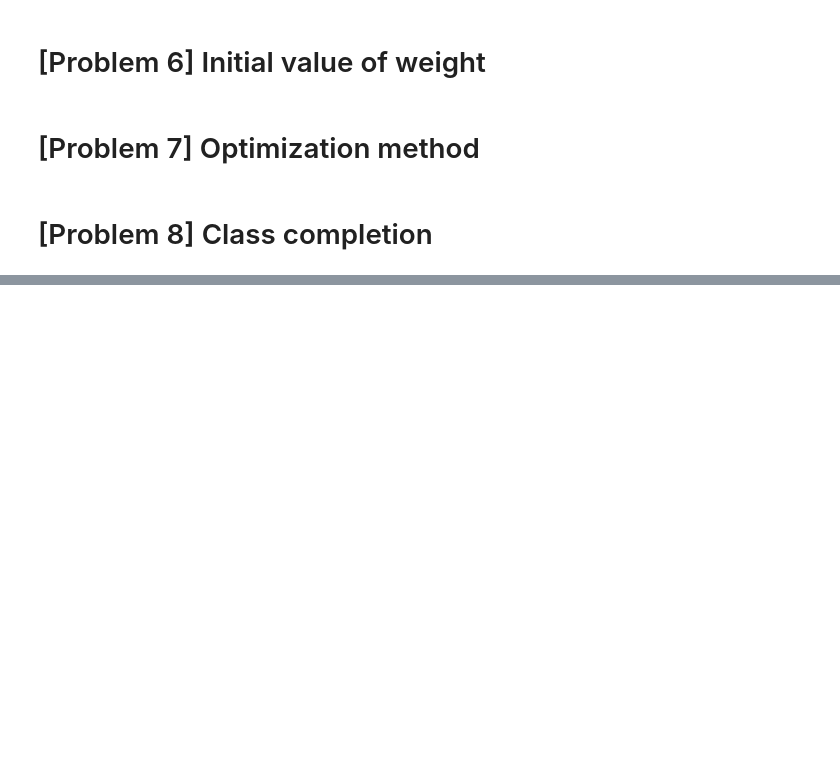
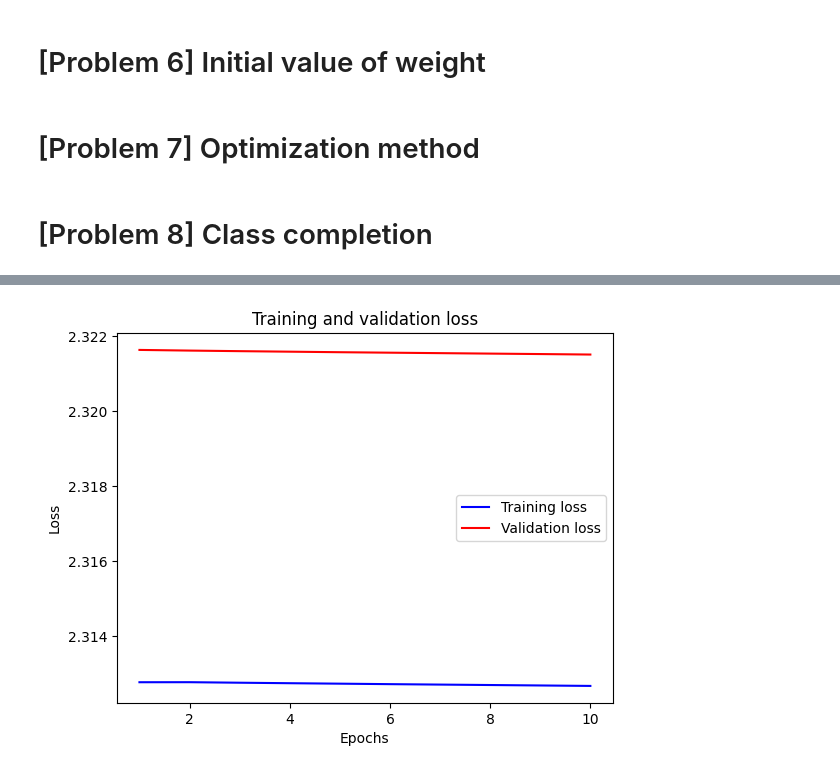
Before and after one commit to tawaqalt/arbritrary, a Jupyter notebook: Tawakalitu_Yusuf_Deep_Neural_Network_Assignment.ipynb, the cells around one changed output, grey strips where cells are left out. Cells and saved outputs as stored; diff of their text form; code cells hidden in the pictures; blank space fills up the shorter version.

```diff
--- a/Tawakalitu_Yusuf_Deep_Neural_Network_Assignment.ipynb
+++ b/Tawakalitu_Yusuf_Deep_Neural_Network_Assignment.ipynb
@@ -268,0 +308,11 @@ accuracy_score(y_val, y_pred)
+# %%
+# Plot Learning Curve
+def plot_learning_curve(loss_train, loss_val):
+    epochs = range(1, len(loss_train) + 1)
+    plt.plot(epochs, loss_train, 'b', label='Training loss')
+    plt.plot(epochs, loss_val, 'r', label='Validation loss')
+    plt.title('Training and validation loss')
+    plt.xlabel('Epochs')
+    plt.ylabel('Loss')
+    plt.legend()
+    plt.show()
@@ -268,0 +335,8 @@ accuracy_score(y_val, y_pred)
+# %%
+# Plot the learning curve
+plot_learning_curve(SDDNN.loss_train, SDDNN.loss_val)
+
+# Predict on test data
+y_pred = SDDNN.predict(X_test)
+# %% [output]
+[figure, added]
```
Also changed, not shown: parts of 6 cells of this notebook.
